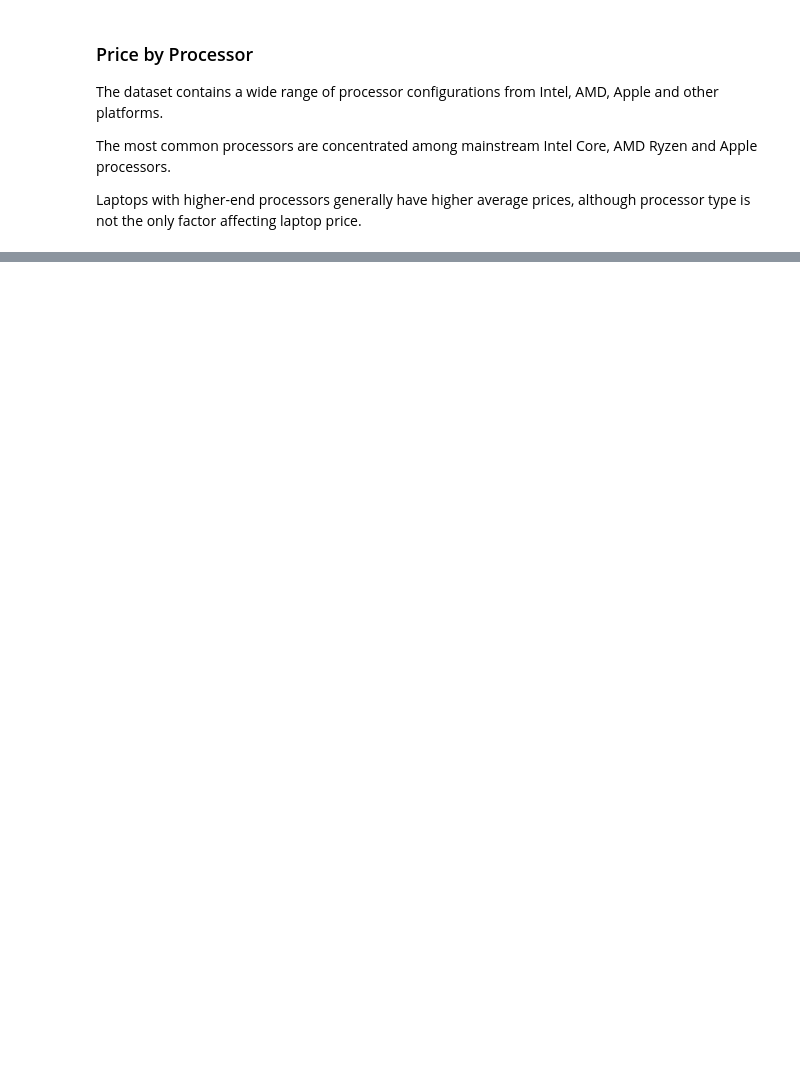
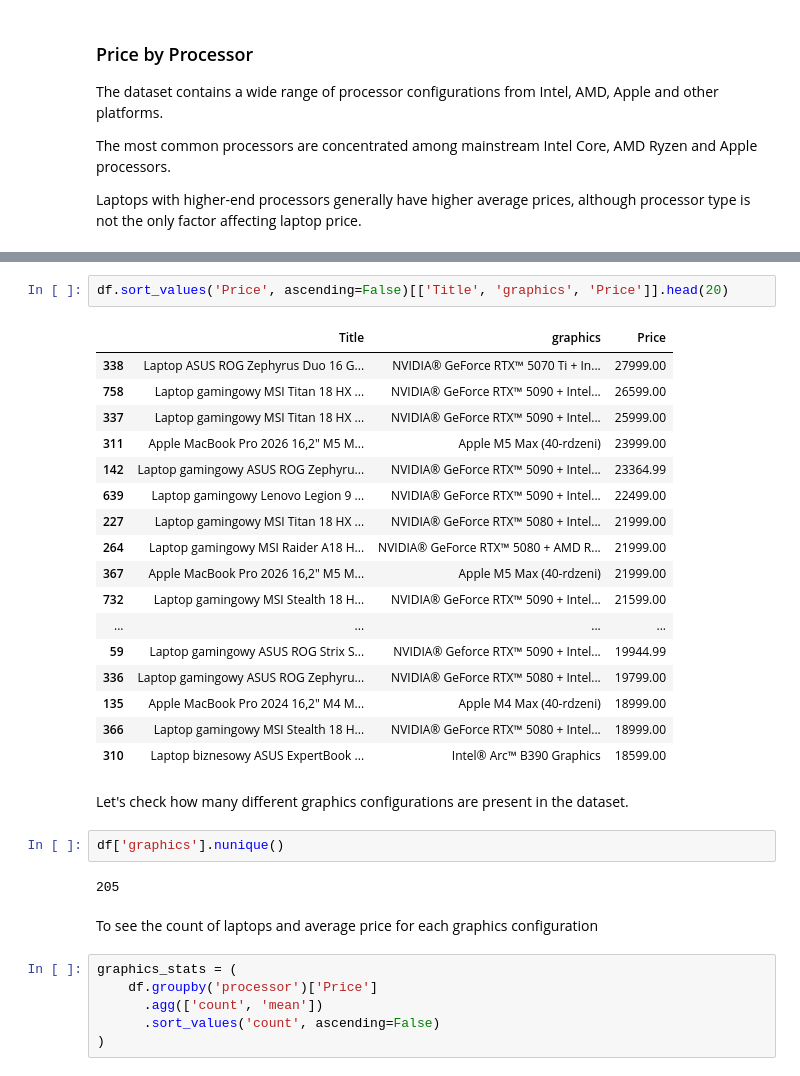
Before and after one commit to rishchuk/laptop-analysis, a Jupyter notebook: laptop_analysis.ipynb, the cells around one changed output, grey strips where cells are left out. Drawn from its saved outputs; the diff is of its cells as text; blank space fills up the shorter version.

```diff
--- a/laptop_analysis.ipynb
+++ b/laptop_analysis.ipynb
@@ -720,0 +798,34 @@ Laptops with higher-end processors generally have higher average prices, althoug
+# %%
+df.sort_values('Price', ascending=False)[['Title', 'graphics', 'Price']].head(20)
+# %% [output]
+|  | Title | graphics | Price |
+| 338 | Laptop ASUS ROG Zephyrus Duo 16 G... | NVIDIA® GeForce RTX™ 5070 Ti + In... | 27999.00 |
+| 758 | Laptop gamingowy MSI Titan 18 HX ... | NVIDIA® GeForce RTX™ 5090 + Intel... | 26599.00 |
+| 337 | Laptop gamingowy MSI Titan 18 HX ... | NVIDIA® GeForce RTX™ 5090 + Intel... | 25999.00 |
+| 311 | Apple MacBook Pro 2026 16,2" M5 M... | Apple M5 Max (40-rdzeni) | 23999.00 |
+| 142 | Laptop gamingowy ASUS ROG Zephyru... | NVIDIA® GeForce RTX™ 5090 + Intel... | 23364.99 |
+| 639 | Laptop gamingowy Lenovo Legion 9 ... | NVIDIA® GeForce RTX™ 5090 + Intel... | 22499.00 |
+| 227 | Laptop gamingowy MSI Titan 18 HX ... | NVIDIA® GeForce RTX™ 5080 + Intel... | 21999.00 |
+| 264 | Laptop gamingowy MSI Raider A18 H... | NVIDIA® GeForce RTX™ 5080 + AMD R... | 21999.00 |
+| 367 | Apple MacBook Pro 2026 16,2" M5 M... | Apple M5 Max (40-rdzeni) | 21999.00 |
+| 732 | Laptop gamingowy MSI Stealth 18 H... | NVIDIA® GeForce RTX™ 5090 + Intel... | 21599.00 |
+| ... | ... | ... | ... |
+| 59 | Laptop gamingowy ASUS ROG Strix S... | NVIDIA® Geforce RTX™ 5090 + Intel... | 19944.99 |
+| 336 | Laptop gamingowy ASUS ROG Zephyru... | NVIDIA® GeForce RTX™ 5080 + Intel... | 19799.00 |
+| 135 | Apple MacBook Pro 2024 16,2" M4 M... | Apple M4 Max (40-rdzeni) | 18999.00 |
+| 366 | Laptop gamingowy MSI Stealth 18 H... | NVIDIA® GeForce RTX™ 5080 + Intel... | 18999.00 |
+| 310 | Laptop biznesowy ASUS ExpertBook ... | Intel® Arc™ B390 Graphics | 18599.00 |
+# %% [markdown]
+Let's check how many different graphics configurations are present in the dataset.
+# %%
+df['graphics'].nunique()
+# %% [output]
+205
+# %% [markdown]
+To see the count of laptops and average price for each graphics configuration
+# %%
+graphics_stats = (
+    df.groupby('processor')['Price']
+      .agg(['count', 'mean'])
+      .sort_values('count', ascending=False)
+)
```
Also changed, not shown: parts of 11 cells of this notebook.
